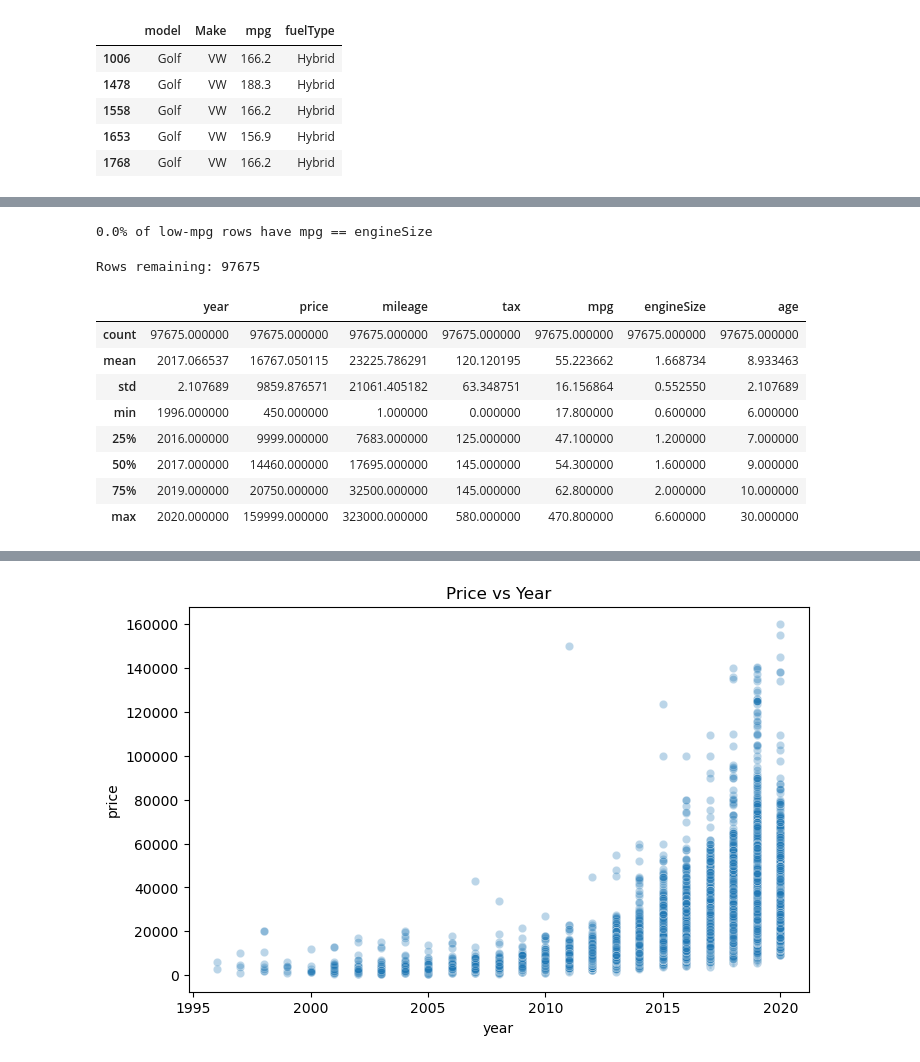
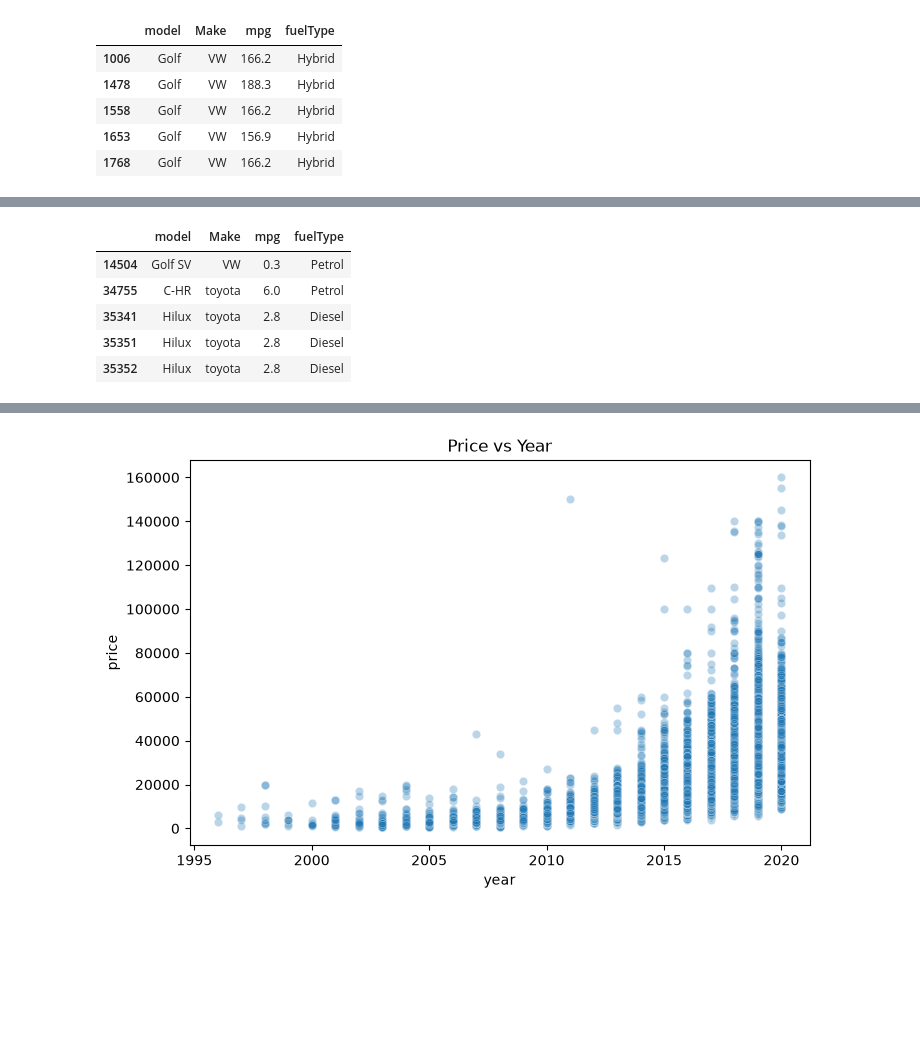
Before and after one commit to niteshbairwa185-pixel/automobile-intelligent-system, a Jupyter notebook: notebooks/01-EDA.ipynb, the cells around one changed output, grey strips where cells are left out. Cells and saved outputs as stored; diff of their text form; code cells hidden in the pictures; blank space fills up the shorter version.

```diff
--- a/notebooks/01-EDA.ipynb
+++ b/notebooks/01-EDA.ipynb
@@ -233,26 +199,12 @@ df[df['mpg'] < 15].groupby(['Make', 'model', 'fuelType'])['mpg'].agg(['count', '
-# %%
-low_mpg = df[df['mpg'] < 15]
-match_rate = (low_mpg['mpg'] == low_mpg['engineSize']).mean() * 100
-print(f"{match_rate:.1f}% of low-mpg rows have mpg == engineSize")
-# %% [output]
-0.0% of low-mpg rows have mpg == engineSize
-# %%
-df = df[df['mpg'] >= 15]
-print("Rows remaining:", len(df))
-# %% [output]
-Rows remaining: 97675
-# %%
-df.describe()
-# %% [output]
-|  | year | price | mileage | tax | mpg | engineSize | age |
-| count | 97675.000000 | 97675.000000 | 97675.000000 | 97675.000000 | 97675.000000 | 97675.000000 | 97675.000000 |
-| mean | 2017.066537 | 16767.050115 | 23225.786291 | 120.120195 | 55.223662 | 1.668734 | 8.933463 |
-| std | 2.107689 | 9859.876571 | 21061.405182 | 63.348751 | 16.156864 | 0.552550 | 2.107689 |
-| min | 1996.000000 | 450.000000 | 1.000000 | 0.000000 | 17.800000 | 0.600000 | 6.000000 |
-| 25% | 2016.000000 | 9999.000000 | 7683.000000 | 125.000000 | 47.100000 | 1.200000 | 7.000000 |
-| 50% | 2017.000000 | 14460.000000 | 17695.000000 | 145.000000 | 54.300000 | 1.600000 | 9.000000 |
-| 75% | 2019.000000 | 20750.000000 | 32500.000000 | 145.000000 | 62.800000 | 2.000000 | 10.000000 |
-| max | 2020.000000 | 159999.000000 | 323000.000000 | 580.000000 | 470.800000 | 6.600000 | 30.000000 |
+# %%
+df[df['mpg'] < 15][['model', 'Make', 'mpg', 'fuelType']].head()
+# %% [output]
+|  | model | Make | mpg | fuelType |
+| 14504 | Golf SV | VW | 0.3 | Petrol |
+| 34755 | C-HR | toyota | 6.0 | Petrol |
+| 35341 | Hilux | toyota | 2.8 | Diesel |
+| 35351 | Hilux | toyota | 2.8 | Diesel |
+| 35352 | Hilux | toyota | 2.8 | Diesel |
 # %%
 
 plt.figure(figsize=(8,4))
```
Also changed, not shown: parts of 9 cells of this notebook, 1 other file.
